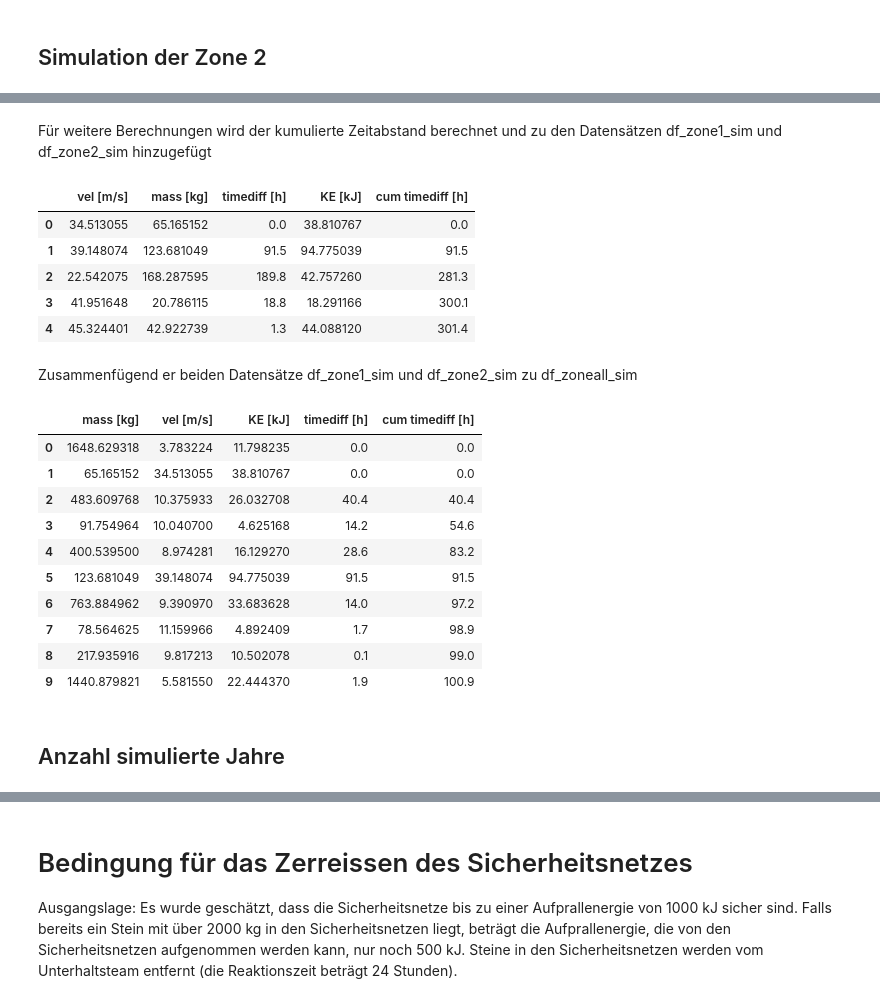
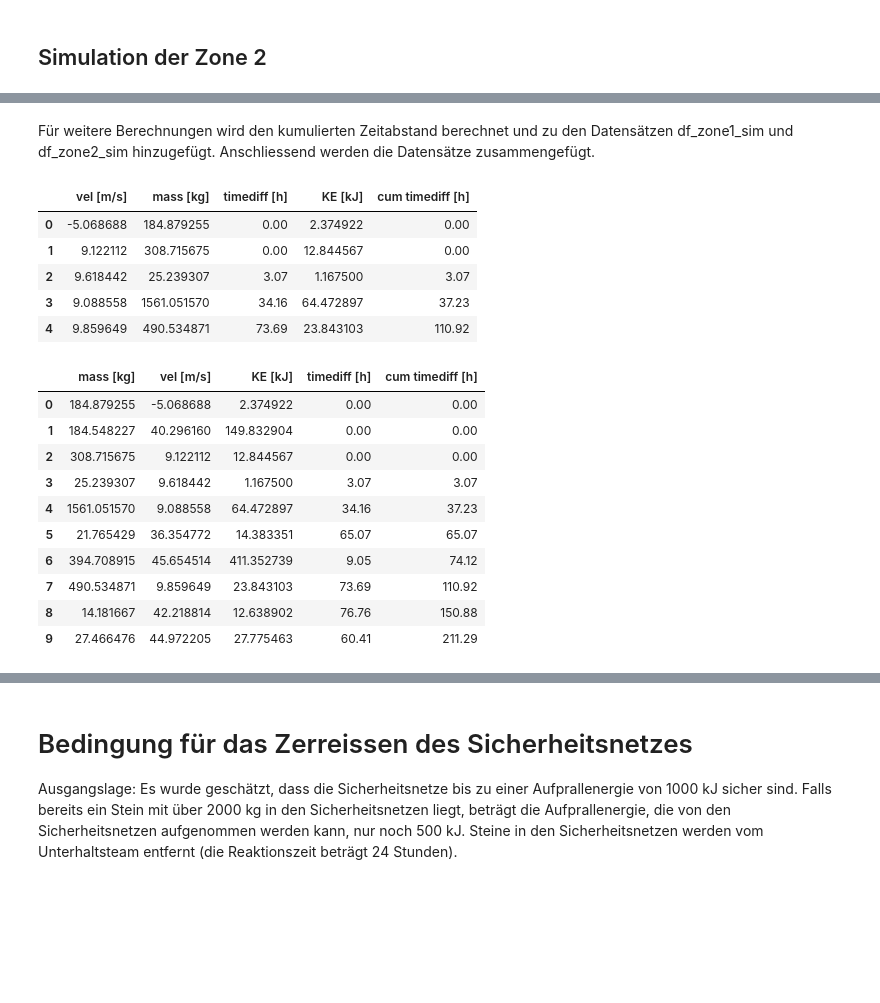
Before and after one commit to ChristianHeeb/cwm1_challenge, a Jupyter notebook: 01_notebook/notebook.ipynb, the cells around one changed output, grey strips where cells are left out. Cells and saved outputs as stored; diff of their text form; code cells hidden in the pictures; blank space fills up the shorter version.

```diff
--- a/01_notebook/notebook.ipynb
+++ b/01_notebook/notebook.ipynb
@@ -713,6 +786,6 @@ Dazu verwenden wir die Funktion scipy.stats
 # %%
 #numer of Simulations
-number_of_simulations = 10_000_000
+number_of_simulations = 50_000_000
 # %% [markdown]
 ## Simulation der Zone 1
 
@@ -723,8 +796,8 @@ df_zone1_sim = pd.DataFrame()
 
 
 #simulate Velocity
-param = stats.norm.fit(df_zone1["vel [m/s]"])
-zone1_vel = stats.norm.rvs(*param, size = number_of_simulations)
+param = stats.cauchy.fit(df_zone1["vel [m/s]"])
+zone1_vel = stats.cauchy.rvs(*param, size = number_of_simulations)
 #insert values
 df_zone1_sim.insert(0, "vel [m/s]", zone1_vel)
 
@@ -740,7 +813,7 @@ zone1_timediff = stats.gamma.rvs(*param, size = number_of_simulations)
 #insert values
 df_zone1_sim.insert(2, "timediff [h]", zone1_timediff)
 #round timediff values
-df_zone1_sim["timediff [h]"] = zone1_timediff.round(1)
+df_zone1_sim["timediff [h]"] = zone1_timediff.round(2)
 df_zone1_sim["timediff [h]"][0] = 0
 
 #calculate and insert energy in kj for generated values
@@ -761,10 +835,9 @@ df_zone1_sim.head(5)
 #create df
 df_zone2_sim = pd.DataFrame()
 
-
 #simulate Velocity
-param = stats.norm.fit(df_zone2["vel [m/s]"])
-zone2_vel = stats.norm.rvs(*param, size = number_of_simulations)
+param = stats.powerlaw.fit(df_zone2["vel [m/s]"])
+zone2_vel = stats.powerlaw.rvs(*param, size = number_of_simulations)
 #insert values
 df_zone2_sim.insert(0, "vel [m/s]", zone2_vel)
 
@@ -775,12 +848,12 @@ zone2_mass = stats.gamma.rvs(*param, size = number_of_simulations)
 df_zone2_sim.insert(1, "mass [kg]", zone2_mass)
 
 #simulate time difference
-param = stats.expon.fit(df_zone2["timediff [h]"])
-zone2_timediff = stats.expon.rvs(*param, size = number_of_simulations)
+param = stats.lognorm.fit(df_zone2["timediff [h]"])
+zone2_timediff = stats.lognorm.rvs(*param, size = number_of_simulations)
 #insert values
 df_zone2_sim.insert(2, "timediff [h]", zone2_timediff)
 #round timediff values
-df_zone2_sim["timediff [h]"] = zone2_timediff.round(1)
+df_zone2_sim["timediff [h]"] = zone2_timediff.round(2)
 df_zone2_sim["timediff [h]"][0] = 0
 
 #calculate and insert energy in kj for generated values
@@ -798,52 +871,47 @@ df_zone2_sim.head(5)
 # %% [markdown]
-Für weitere Berechnungen wird der kumulierte Zeitabstand berechnet und zu den Datensätzen df_zone1_sim und df_zone2_sim hinzugefügt
+Für weitere Berechnungen wird den kumulierten Zeitabstand berechnet und zu den Datensätzen df_zone1_sim und df_zone2_sim hinzugefügt. Anschliessend werden die Datensätze zusammengefügt.
 # %%
-#calculate cumulative timediff
+#calculate and insert cumulative timediff
 df_zone1_sim.insert(4, "cum timediff [h]", "")
-df_zone1_sim["cum timediff [h]"] = np.cumsum(df_zone1_sim["timediff [h]"])
+df_zone1_sim["cum timediff [h]"] = df_zone1_sim["timediff [h]"].cumsum()
 df_zone1_sim.head(5)
 
-#calculate cumulative timediff
 df_zone2_sim.insert(4, "cum timediff [h]", "")
-df_zone2_sim["cum timediff [h]"] = np.cumsum(df_zone2_sim["timediff [h]"])
-df_zone2_sim.head(5)
+df_zone2_sim["cum timediff [h]"] = df_zone2_sim["timediff [h]"].cumsum()
+df_zone1_sim.head(5)
 # %% [output]
 |  | vel [m/s] | mass [kg] | timediff [h] | KE [kJ] | cum timediff [h] |
-| 0 | 34.513055 | 65.165152 | 0.0 | 38.810767 | 0.0 |
-| 1 | 39.148074 | 123.681049 | 91.5 | 94.775039 | 91.5 |
-| 2 | 22.542075 | 168.287595 | 189.8 | 42.757260 | 281.3 |
-| 3 | 41.951648 | 20.786115 | 18.8 | 18.291166 | 300.1 |
-| 4 | 45.324401 | 42.922739 | 1.3 | 44.088120 | 301.4 |
+| 0 | -5.068688 | 184.879255 | 0.00 | 2.374922 | 0.00 |
+| 1 | 9.122112 | 308.715675 | 0.00 | 12.844567 | 0.00 |
+| 2 | 9.618442 | 25.239307 | 3.07 | 1.167500 | 3.07 |
+| 3 | 9.088558 | 1561.051570 | 34.16 | 64.472897 | 37.23 |
+| 4 | 9.859649 | 490.534871 | 73.69 | 23.843103 | 110.92 |
-# %% [markdown]
-Zusammenfügend er beiden Datensätze df_zone1_sim und df_zone2_sim zu df_zoneall_sim
 # %%
-df_zoneall_sim = pd.concat([df_zone1_sim, df_zone2_sim], ignore_index = True)
+df_simulations = pd.concat([df_zone1_sim, df_zone2_sim], ignore_index = True)
 
-#sort df_zoneall_sim by time
-df_zoneall_sim.sort_values(by = "cum timediff [h]", inplace = True)
+#sort df_simulations by time
+df_simulations.sort_values(by = "cum timediff [h]", inplace = True)
 
 #renew index of combined dfs
-df_zoneall_sim = df_zoneall_sim.reset_index()
-df_zoneall_sim = df_zoneall_sim.drop(['index'], axis=1)
+df_simulations = df_simulations.reset_index()
+df_simulations = df_simulations.drop(['index'], axis=1)
 
 #rearrange columns
-df_zoneall_sim = df_zoneall_sim[["mass [kg]", "vel [m/s]", "KE [kJ]", "timediff [h]", "cum timediff [h]"]]
+df_simulations = df_simulations[["mass [kg]", "vel [m/s]", "KE [kJ]", "timediff [h]", "cum timediff [h]"]]
 
 
-df_zoneall_sim.head(10)
+df_simulations.head(10)
 # %% [output]
 |  | mass [kg] | vel [m/s] | KE [kJ] | timediff [h] | cum timediff [h] |
-| 0 | 1648.629318 | 3.783224 | 11.798235 | 0.0 | 0.0 |
-| 1 | 65.165152 | 34.513055 | 38.810767 | 0.0 | 0.0 |
-| 2 | 483.609768 | 10.375933 | 26.032708 | 40.4 | 40.4 |
-| 3 | 91.754964 | 10.040700 | 4.625168 | 14.2 | 54.6 |
-| 4 | 400.539500 | 8.974281 | 16.129270 | 28.6 | 83.2 |
-| 5 | 123.681049 | 39.148074 | 94.775039 | 91.5 | 91.5 |
-| 6 | 763.884962 | 9.390970 | 33.683628 | 14.0 | 97.2 |
-| 7 | 78.564625 | 11.159966 | 4.892409 | 1.7 | 98.9 |
-| 8 | 217.935916 | 9.817213 | 10.502078 | 0.1 | 99.0 |
-| 9 | 1440.879821 | 5.581550 | 22.444370 | 1.9 | 100.9 |
+| 0 | 184.879255 | -5.068688 | 2.374922 | 0.00 | 0.00 |
+| 1 | 184.548227 | 40.296160 | 149.832904 | 0.00 | 0.00 |
+| 2 | 308.715675 | 9.122112 | 12.844567 | 0.00 | 0.00 |
+| 3 | 25.239307 | 9.618442 | 1.167500 | 3.07 | 3.07 |
+| 4 | 1561.051570 | 9.088558 | 64.472897 | 34.16 | 37.23 |
+| 5 | 21.765429 | 36.354772 | 14.383351 | 65.07 | 65.07 |
+| 6 | 394.708915 | 45.654514 | 411.352739 | 9.05 | 74.12 |
+| 7 | 490.534871 | 9.859649 | 23.843103 | 73.69 | 110.92 |
+| 8 | 14.181667 | 42.218814 | 12.638902 | 76.76 | 150.88 |
+| 9 | 27.466476 | 44.972205 | 27.775463 | 60.41 | 211.29 |
-# %% [markdown]
-## Anzahl simulierte Jahre
 # %%
 #calculate simulated years
```
Also changed, not shown: parts of 39 cells of this notebook.
